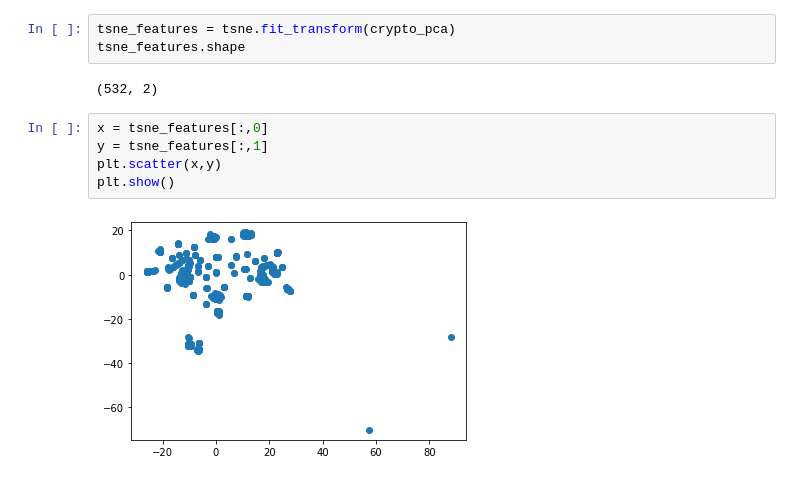
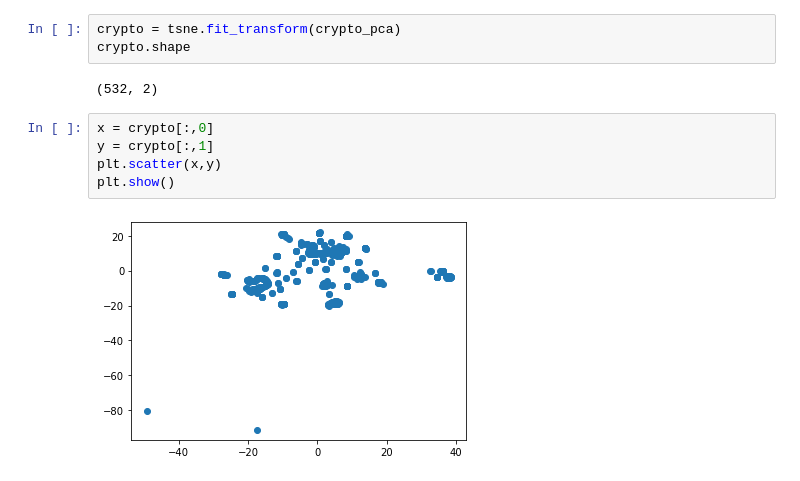
Before and after one commit to kentyjorge/cryptocurrency, a Jupyter notebook: cryptomodel.ipynb, the cells around one changed output. Saved outputs shown, nothing was run; the diff lists cells and outputs as text.

```diff
--- a/cryptomodel.ipynb
+++ b/cryptomodel.ipynb
@@ -140,14 +150,14 @@ crypto_pca_df.head()
 # reduce dimensions using TSNE
 tsne = TSNE()
 # %%
-tsne_features = tsne.fit_transform(crypto_pca)
-tsne_features.shape
+crypto = tsne.fit_transform(crypto_pca)
+crypto.shape
 # %% [output]
 (532, 2)
 # %%
-x = tsne_features[:,0]
-y = tsne_features[:,1]
+x = crypto[:,0]
+y = crypto[:,1]
 plt.scatter(x,y)
 plt.show()
 # %% [output]
-[figure, old version]
+[figure, new version]
```
Also changed, not shown: parts of 19 cells of this notebook.
